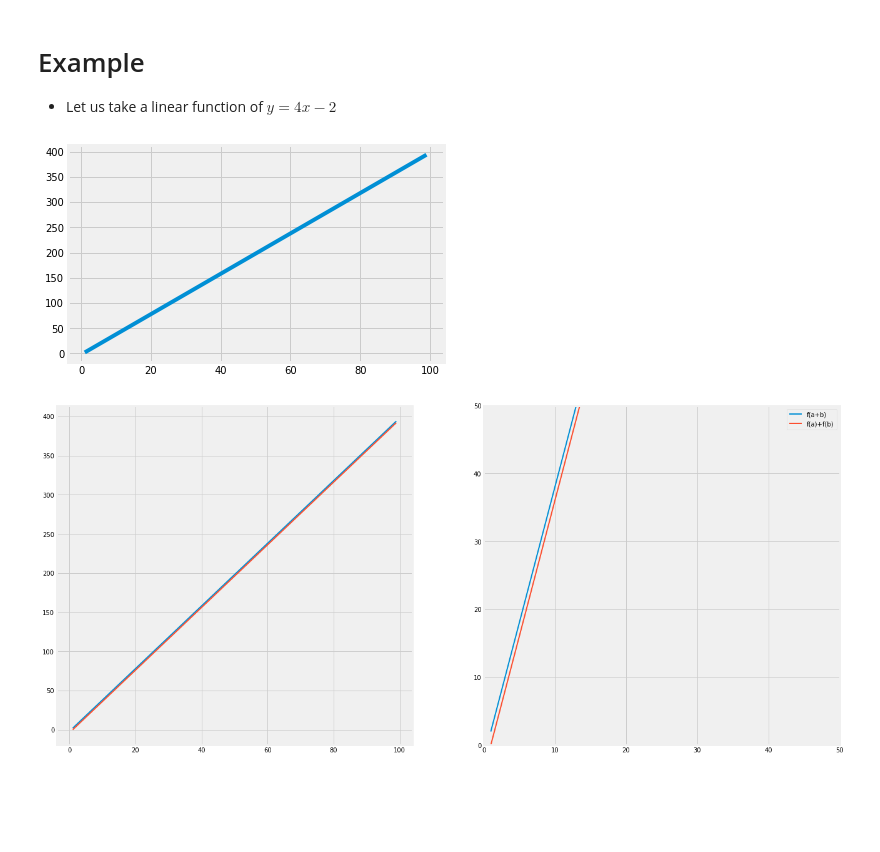
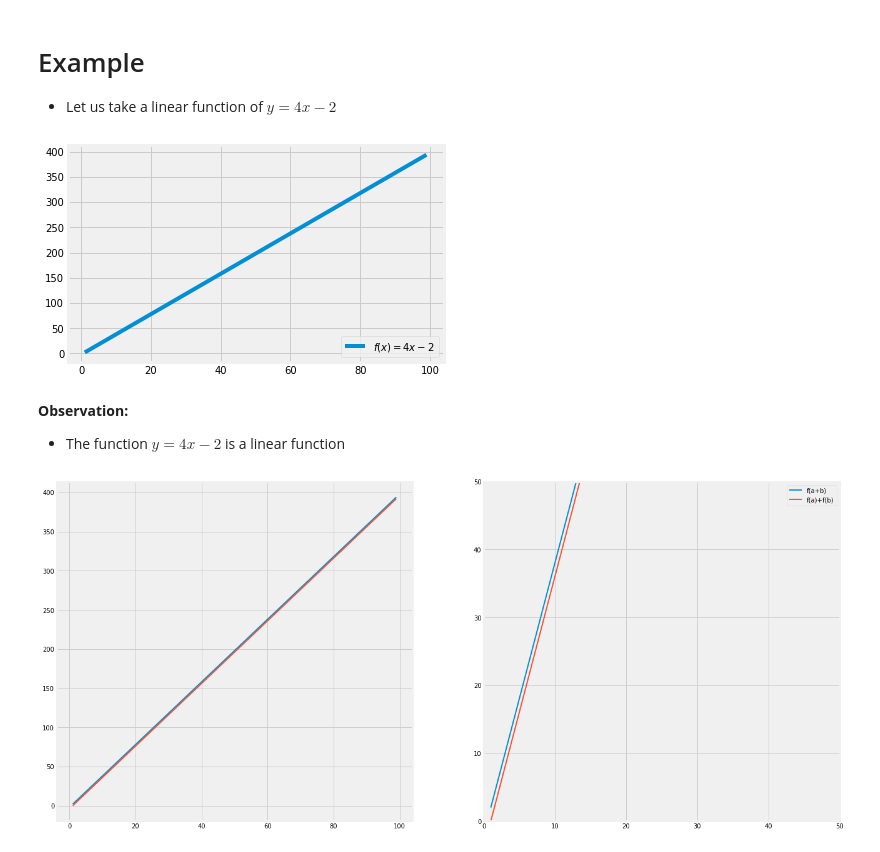
Before and after one commit to Revanthshalon/Machine-Learning, a Jupyter notebook: Linearity.ipynb, the cells around one changed output. Cells and saved outputs as stored; diff of their text form; code cells hidden in the pictures; blank space fills up the shorter version.

```diff
--- a/Linearity.ipynb
+++ b/Linearity.ipynb
@@ -12,11 +12,15 @@ style.use('fivethirtyeight')
 # %%
 y=[]
 for i in range (1,100):
   y.append(myfunc(i))
-plt.plot(range(1,100),y)
+plt.plot(range(1,100),y,label=r'$f(x)=4x-2$')
+plt.legend(loc='lower right')
 plt.show()
 # %% [output]
-[figure, old version]
+[figure, new version]
+# %% [markdown]
+**Observation:**
+- The function $y = 4x-2$ is a linear function
 # %%
 def newfunc(a,b):
   return (4*(a+b)-2),((4*a)-2)+((4*b)-2)
```
Also changed, not shown: parts of 2 cells of this notebook.
